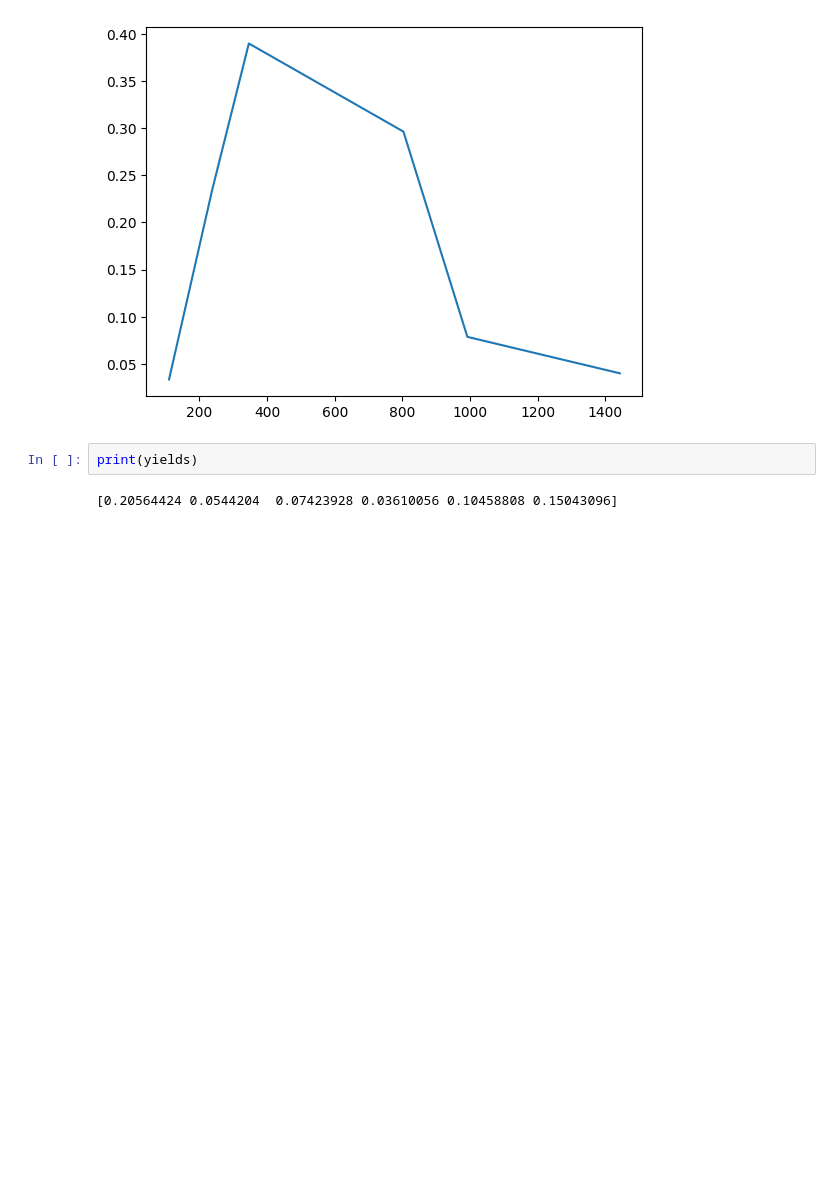
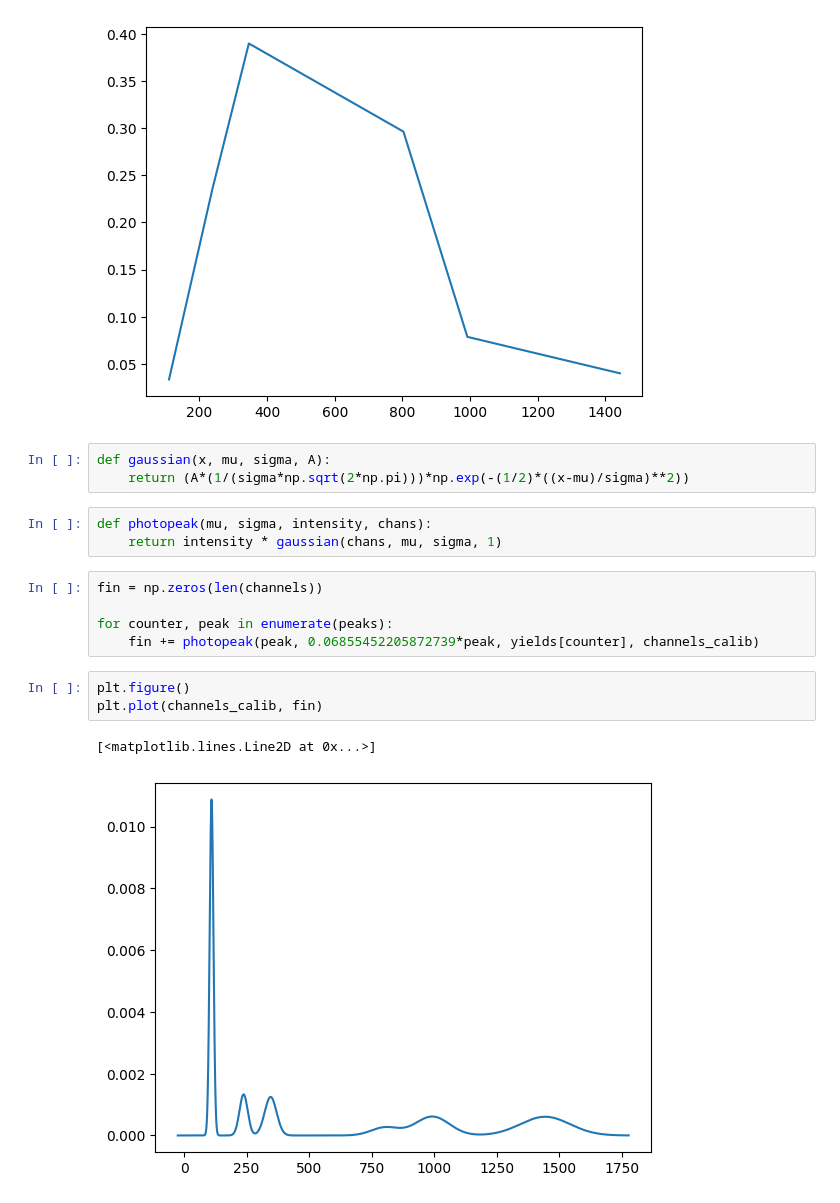
Before and after one commit to mkidson/Uni-Code, a Jupyter notebook: Honours/NP/Lab_2/152Eu/152Eu.ipynb, the cells around one changed output. Saved outputs shown, nothing was run; the diff lists cells and outputs as text; blank space fills up the shorter version.

```diff
--- a/Honours/NP/Lab_2/152Eu/152Eu.ipynb
+++ b/Honours/NP/Lab_2/152Eu/152Eu.ipynb
@@ -91,7 +91,20 @@ plt.plot(peaks, N_Meas / N_Emit)
 [0.03361251 0.23504078 0.38962742 0.29624446 0.07876555 0.04013451]
 [<matplotlib.lines.Line2D at 0x...>]
 [figure]
-# %%
-print(yields)
-# %% [output]
-[0.20564424 0.0544204  0.07423928 0.03610056 0.10458808 0.15043096]
+# %%
+def gaussian(x, mu, sigma, A):
+    return (A*(1/(sigma*np.sqrt(2*np.pi)))*np.exp(-(1/2)*((x-mu)/sigma)**2))
+# %%
+def photopeak(mu, sigma, intensity, chans):
+    return intensity * gaussian(chans, mu, sigma, 1)
+# %%
+fin = np.zeros(len(channels))
+
+for counter, peak in enumerate(peaks):
+    fin += photopeak(peak, 0.06855452205872739*peak, yields[counter], channels_calib)
+# %%
+plt.figure()
+plt.plot(channels_calib, fin)
+# %% [output]
+[<matplotlib.lines.Line2D at 0x...>]
+[figure, added]
```
Also changed, not shown: 2 other files.
